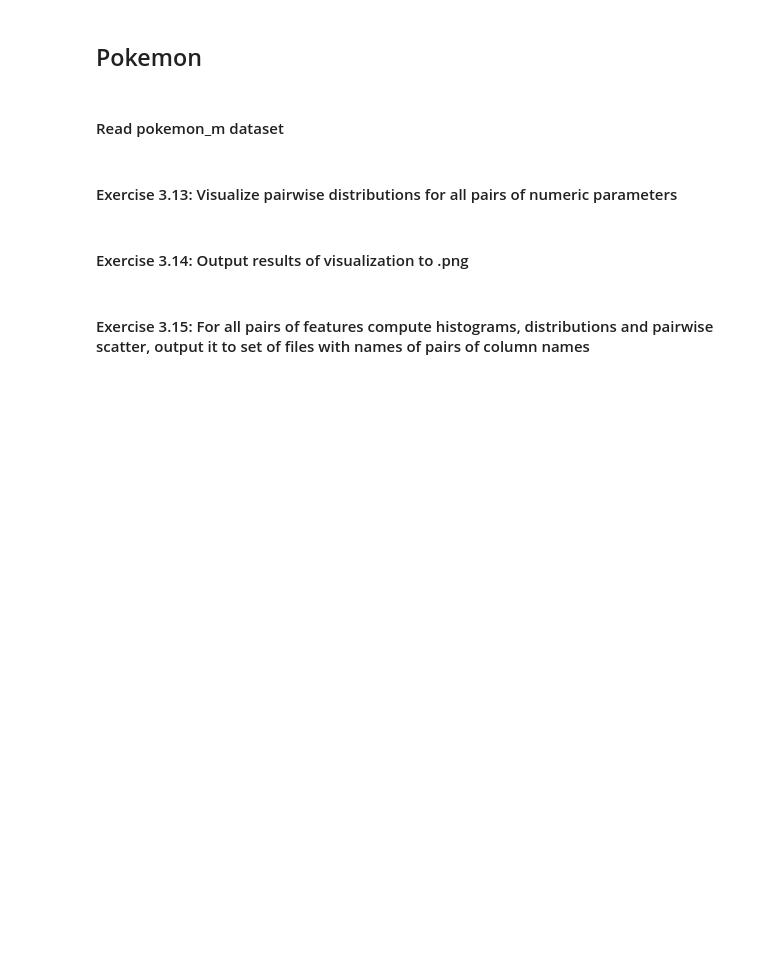
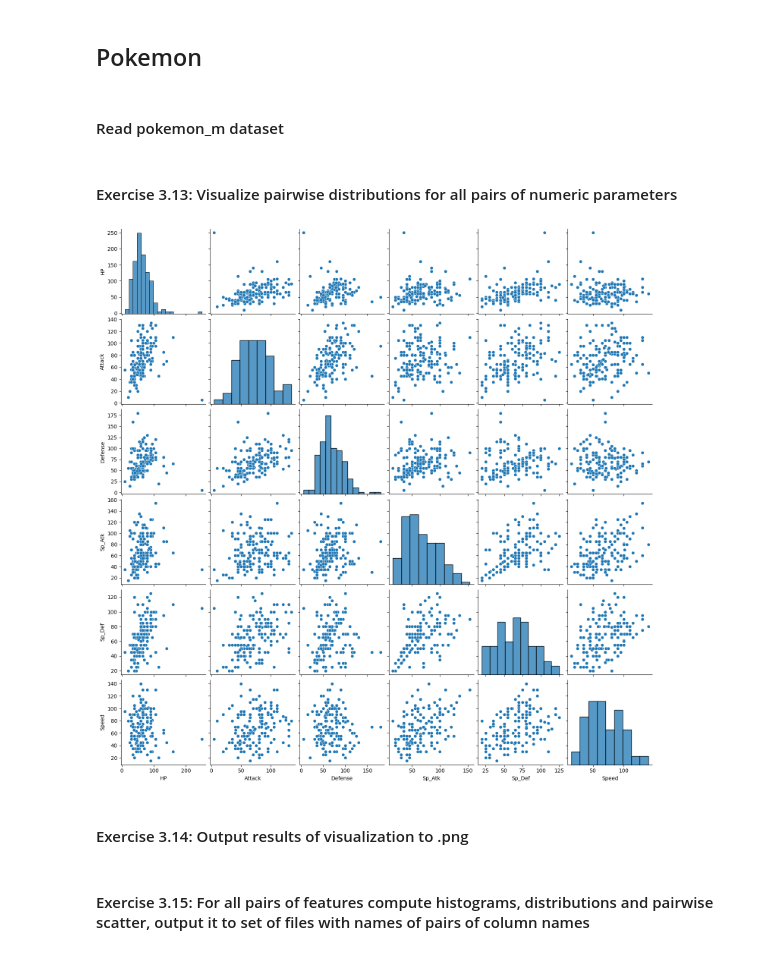
Before and after one commit to fortune-max/M4-python-refresher-ml, a Jupyter notebook: Fortune_BigHomeWork1.ipynb, the cells around one changed output. Drawn from its saved outputs; the diff is of its cells as text; code cells hidden in the pictures; blank space fills up the shorter version.

Commit message:
upd BHW1, add plots

```diff
--- a/Fortune_BigHomeWork1.ipynb
+++ b/Fortune_BigHomeWork1.ipynb
@@ -206,5 +342,7 @@ cumulative_bringed = pd.DataFrame(columns = uni_data_df['lisp_A'].unique())
 ## Pokemon
 # %% [markdown]
 #### Read pokemon_m dataset
+# %%
+pokemon_df = pd.read_csv("Pokemon_m.csv")
 # %% [markdown]
 #### Exercise 3.13: Visualize pairwise distributions for all pairs of numeric parameters
@@ -213,3 +349,9 @@ cumulative_bringed = pd.DataFrame(columns = uni_data_df['lisp_A'].unique())
+# %%
+# write your code here
+import seaborn as sns
+plot = sns.pairplot(pokemon_df[['HP', 'Attack', 'Defense', 'Sp_Atk', 'Sp_Def', 'Speed']])
+# %% [output]
+[figure, added]
 # %% [markdown]
 #### Exercise 3.14: Output results of visualization to .png
 # %%
```
Also changed, not shown: parts of 26 cells of this notebook, 46 other files.
